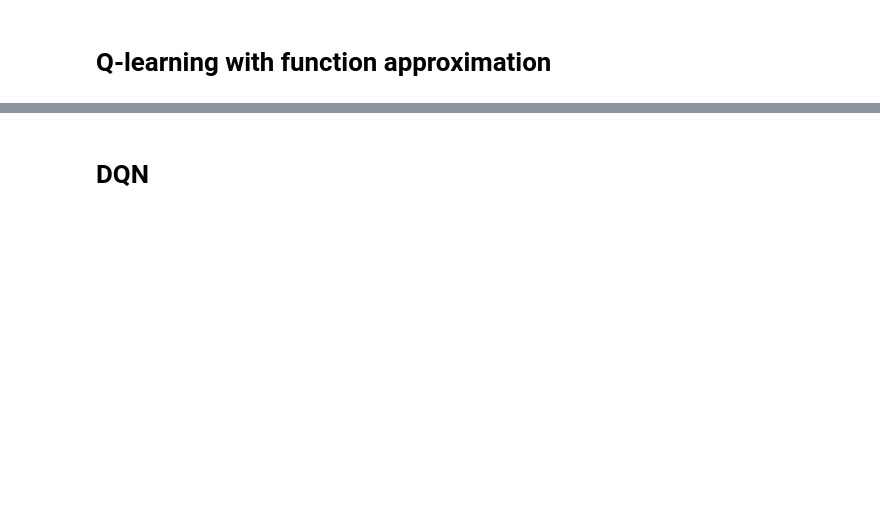
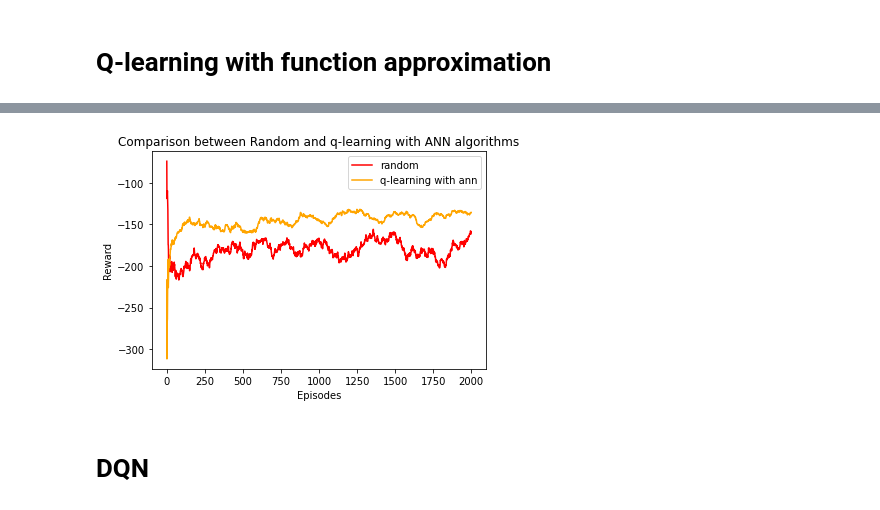
Before and after one commit to GiuliaMP/RL_Project, a Jupyter notebook: Run.ipynb, the cells around one changed output, grey strips where cells are left out. Saved outputs shown, nothing was run; the diff lists cells and outputs as text; code cells hidden in the pictures; blank space fills up the shorter version.

```diff
--- a/Run.ipynb
+++ b/Run.ipynb
@@ -88,11 +93,13 @@ Episode 999     Average Reward: -142.33
 # %%
 plt.plot(mean_rew_random, color="red", label="random")
-plt.plot(mean_rew_ann, color="yellow", label="q-learning with ann")
+plt.plot(mean_rew_ann, color="orange", label="q-learning with ann")
 plt.title("Comparison between Random and q-learning with ANN algorithms")
 plt.xlabel("Episodes")
 plt.ylabel("Reward")
 plt.legend()
 plt.show()
+# %% [output]
+[figure, added]
 # %% [markdown]
 # DQN
 # %%
```
Also changed, not shown: parts of 7 cells of this notebook.
